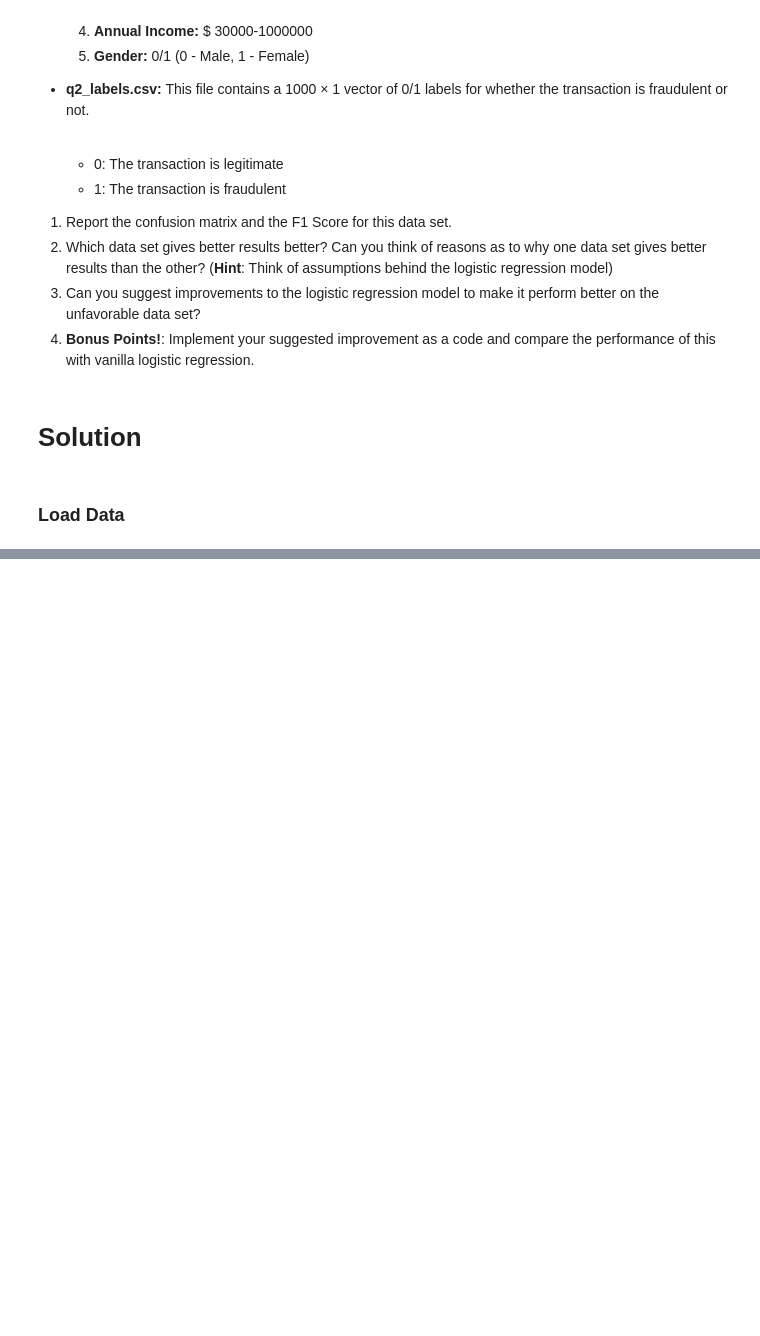
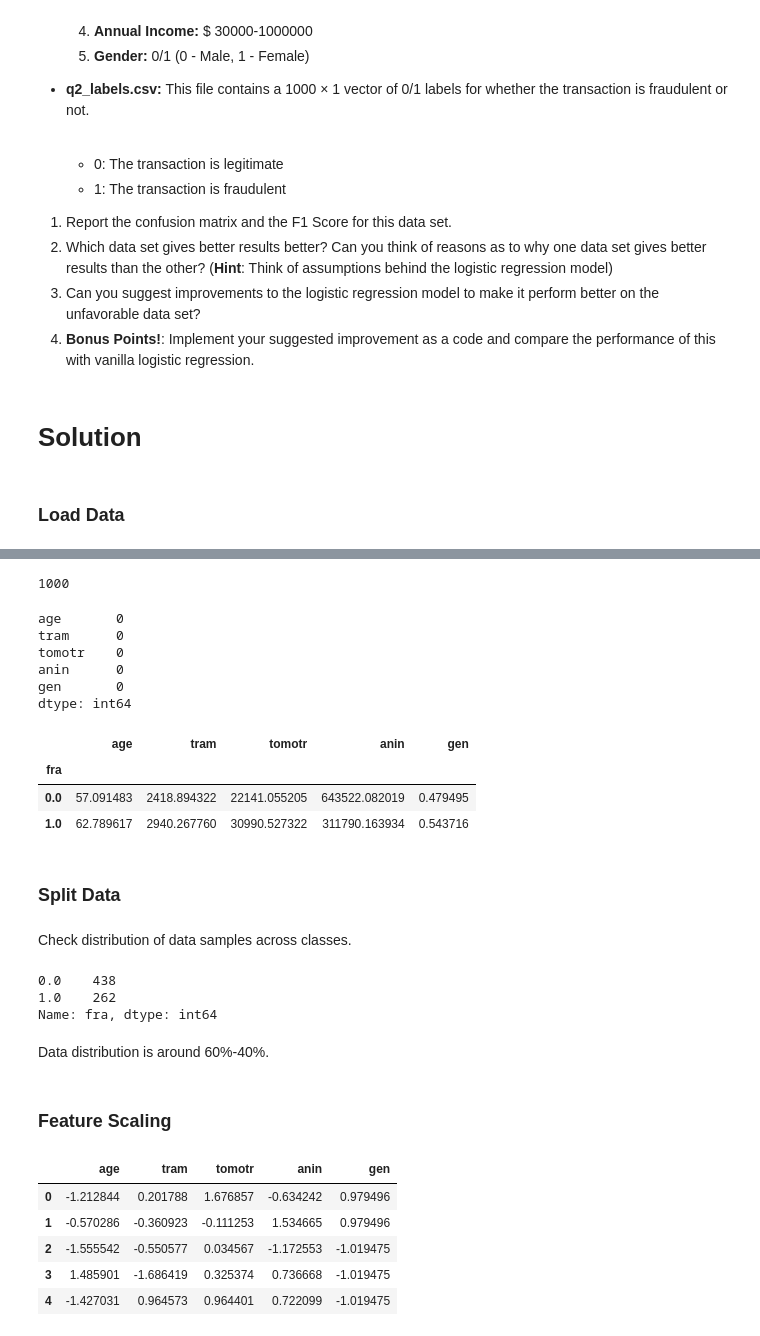
Before and after one commit to abinthomasonline/CH5019, a Jupyter notebook: notebook/Term Project.ipynb, the cells around one changed output, grey strips where cells are left out. Cells and saved outputs as stored; diff of their text form; code cells hidden in the pictures; blank space fills up the shorter version.

```diff
--- a/notebook/Term Project.ipynb
+++ b/notebook/Term Project.ipynb
@@ -308,0 +360,22 @@ labels = pd.read_csv('../data/q2_labels.csv', header=None, names=['fra'])
+# %%
+features.shape[0]
+# %% [output]
+1000
+# %%
+features.isnull().sum()
+# %% [output]
+age       0
+tram      0
+tomotr    0
+anin      0
+gen       0
+dtype: int64
+# %%
+pd.concat([features, labels["fra"]], axis=1).groupby("fra").mean()
+# %% [output]
+|  | age | tram | tomotr | anin | gen |
+| fra |  |  |  |  |  |
+| 0.0 | 57.091483 | 2418.894322 | 22141.055205 | 643522.082019 | 0.479495 |
+| 1.0 | 62.789617 | 2940.267760 | 30990.527322 | 311790.163934 | 0.543716 |
+# %% [markdown]
+### Split Data
@@ -308,0 +385,22 @@ labels = pd.read_csv('../data/q2_labels.csv', header=None, names=['fra'])
+# %% [markdown]
+Check distribution of data samples across classes.
+# %%
+train_Y["fra"].value_counts()
+# %% [output]
+0.0    438
+1.0    262
+Name: fra, dtype: int64
+# %% [markdown]
+Data distribution is around 60%-40%.
+# %% [markdown]
+### Feature Scaling
+# %%
+X = (train_X-train_X.mean())/train_X.std()
+X.head()
+# %% [output]
+|  | age | tram | tomotr | anin | gen |
+| 0 | -1.212844 | 0.201788 | 1.676857 | -0.634242 | 0.979496 |
+| 1 | -0.570286 | -0.360923 | -0.111253 | 1.534665 | 0.979496 |
+| 2 | -1.555542 | -0.550577 | 0.034567 | -1.172553 | -1.019475 |
+| 3 | 1.485901 | -1.686419 | 0.325374 | 0.736668 | -1.019475 |
+| 4 | -1.427031 | 0.964573 | 0.964401 | 0.722099 | -1.019475 |
```
Also changed, not shown: parts of 48 cells of this notebook.
